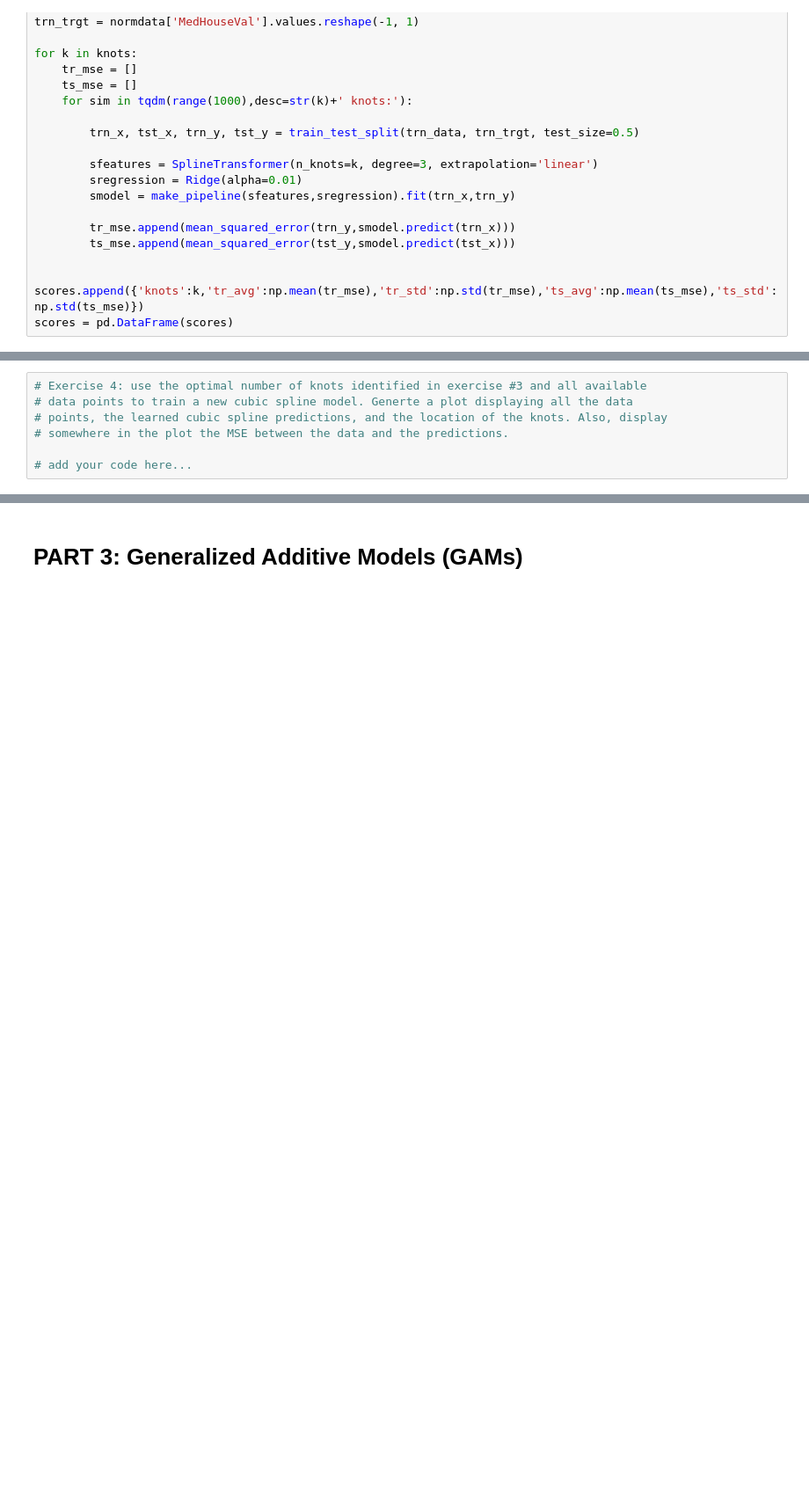
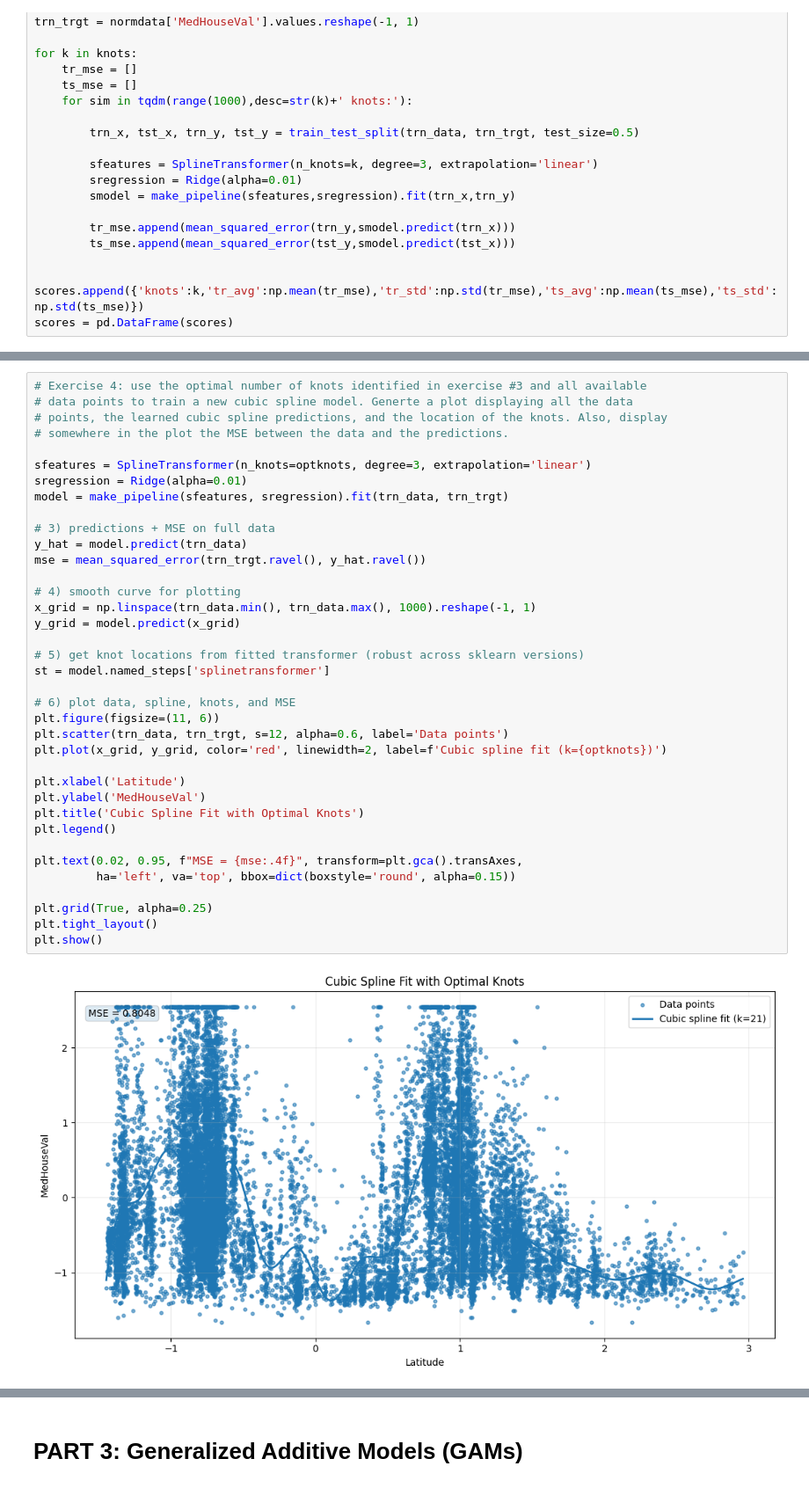
Before and after one commit to dannylam2502/CMPE257, a Jupyter notebook: W6S1.ipynb, the cells around one changed output, grey strips where cells are left out. Shown at 88% size. Cells and saved outputs as stored; diff of their text form; blank space fills up the shorter version.

```diff
--- a/W6S1.ipynb
+++ b/W6S1.ipynb
@@ -428,9 +462,41 @@ optknots = scores.sort_values(by='ts_avg')['knots'].values[0]
 # %%
 # Exercise 4: use the optimal number of knots identified in exercise #3 and all available
 # data points to train a new cubic spline model. Generte a plot displaying all the data
 # points, the learned cubic spline predictions, and the location of the knots. Also, display
 # somewhere in the plot the MSE between the data and the predictions.
 
-# add your code here...
+sfeatures = SplineTransformer(n_knots=optknots, degree=3, extrapolation='linear')
+sregression = Ridge(alpha=0.01)
+model = make_pipeline(sfeatures, sregression).fit(trn_data, trn_trgt)
+
+# 3) predictions + MSE on full data
+y_hat = model.predict(trn_data)
+mse = mean_squared_error(trn_trgt.ravel(), y_hat.ravel())
+
+# 4) smooth curve for plotting
+x_grid = np.linspace(trn_data.min(), trn_data.max(), 1000).reshape(-1, 1)
+y_grid = model.predict(x_grid)
+
+# 5) get knot locations from fitted transformer (robust across sklearn versions)
+st = model.named_steps['splinetransformer']
+
+# 6) plot data, spline, knots, and MSE
+plt.figure(figsize=(11, 6))
+plt.scatter(trn_data, trn_trgt, s=12, alpha=0.6, label='Data points')
+plt.plot(x_grid, y_grid, color='red', linewidth=2, label=f'Cubic spline fit (k={optknots})')
+
+plt.xlabel('Latitude')
+plt.ylabel('MedHouseVal')
+plt.title('Cubic Spline Fit with Optimal Knots')
+plt.legend()
+
+plt.text(0.02, 0.95, f"MSE = {mse:.4f}", transform=plt.gca().transAxes,
+         ha='left', va='top', bbox=dict(boxstyle='round', alpha=0.15))
+
+plt.grid(True, alpha=0.25)
+plt.tight_layout()
+plt.show()
+# %% [output]
+[figure, added]
 # %%
 # What are you main conclusions from exercise #4?
```
Also changed, not shown: parts of 25 cells of this notebook.
